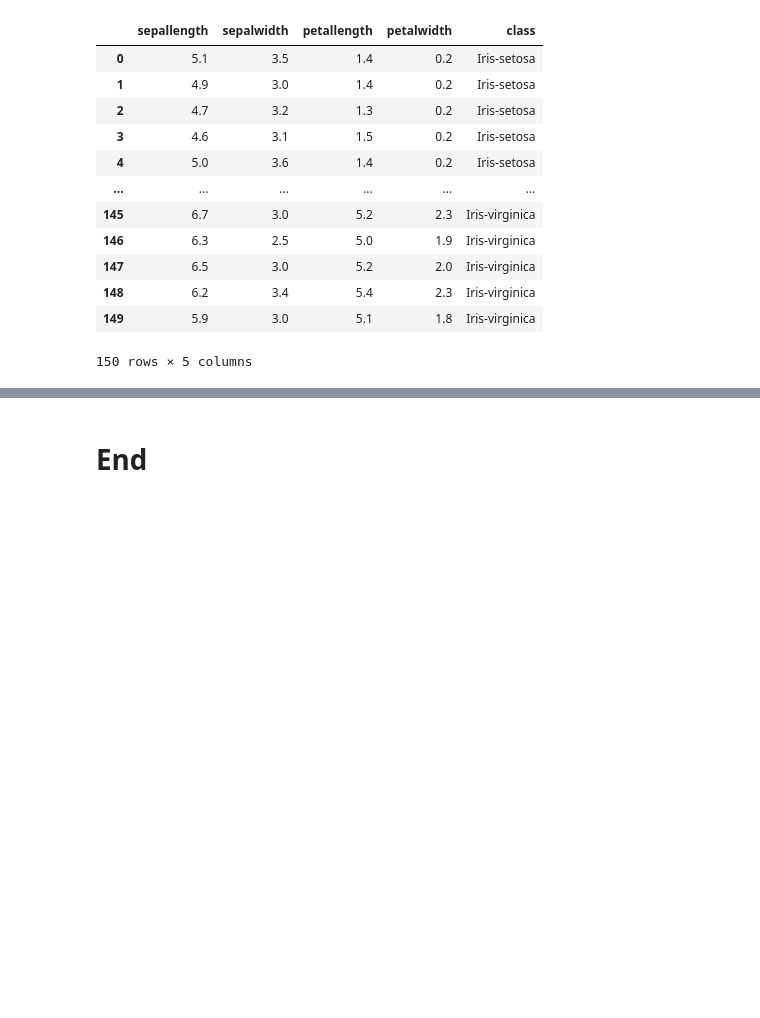
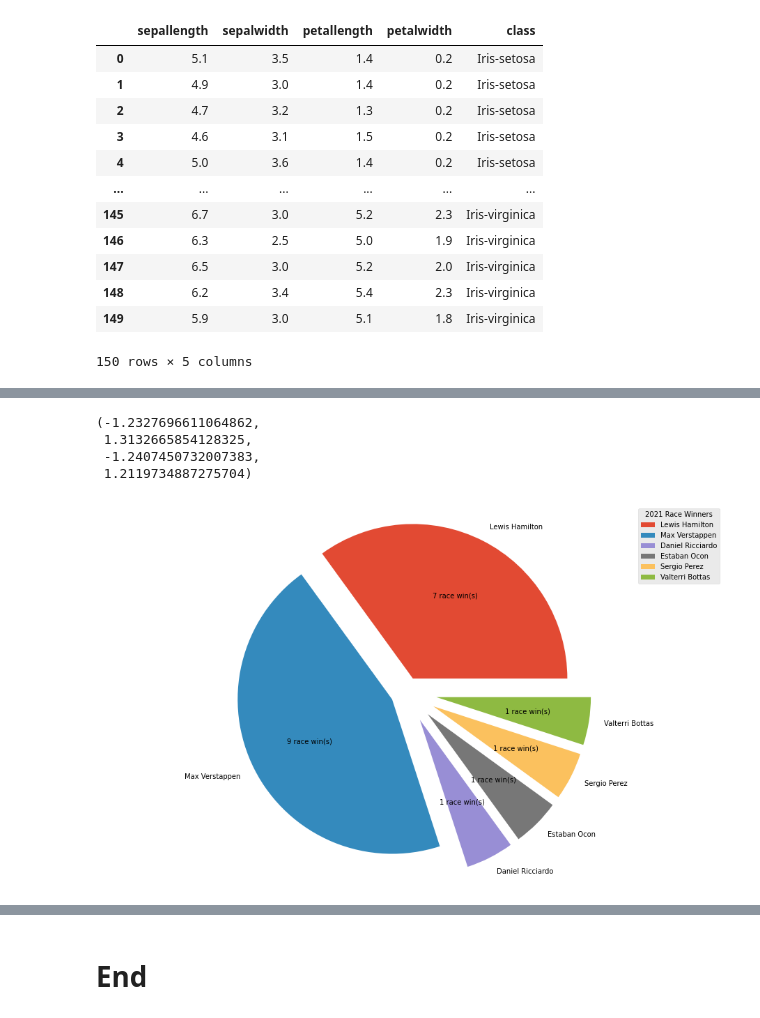
Before and after one commit to kaob1991/fundamentals-DA-assessment, a Jupyter notebook: pyplot.ipynb, the cells around one changed output, grey strips where cells are left out. Drawn from its saved outputs; the diff is of its cells as text; code cells hidden in the pictures; blank space fills up the shorter version.

```diff
--- a/pyplot.ipynb
+++ b/pyplot.ipynb
@@ -217,0 +233,20 @@ df
+# %%
+f1_2021= ["Lewis Hamilton", "Max Verstappen", "Daniel Ricciardo", "Estaban Ocon", "Sergio Perez", "Valterri Bottas"]
+results = [7, 9, 1, 1, 1, 1]
+explode = [0.1,0.1,0.2,0.2,0.2,0.2]
+def make_autopct(results):
+    def my_autopct(pct):
+        total = sum(results)
+        val = int(round(pct*total/100.0))
+        #return '{p:.2f}%  ({v:d})'.format(p=pct,v=val)
+        return "{v} race win(s)".format(v = val)
+    return my_autopct
+plt.pie(results, labels = f1_2021,autopct= make_autopct(results), explode = explode)
+plt.legend(title= "2021 Race Winners")
+plt.axis('equal')
+# %% [output]
+(-1.2327696611064862,
+ 1.3132665854128325,
+ -1.2407450732007383,
+ 1.2119734887275704)
+[figure, added]
```
Also changed, not shown: parts of 7 cells of this notebook.
